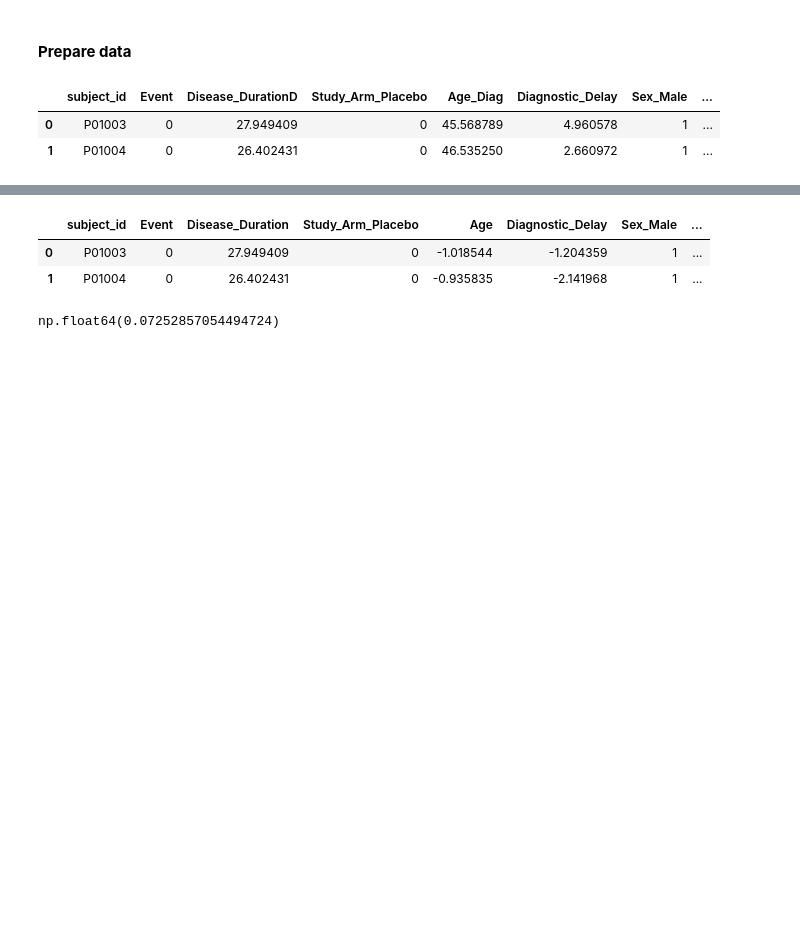
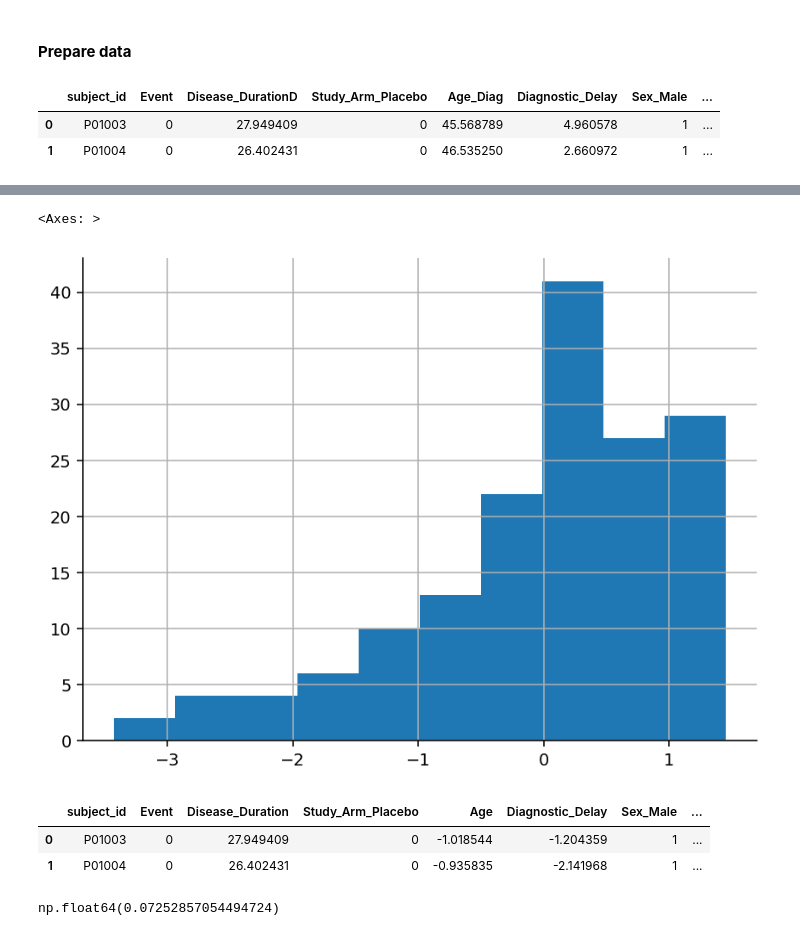
Before and after one commit to Uzoemeka/All_ALS_Data, a Jupyter notebook: 8.3_Using_only_cox_ph_model_with_weight_options.ipynb, the cells around one changed output, grey strips where cells are left out. Saved outputs shown, nothing was run; the diff lists cells and outputs as text; code cells hidden in the pictures; blank space fills up the shorter version.

```diff
--- a/8.3_Using_only_cox_ph_model_with_weight_options.ipynb
+++ b/8.3_Using_only_cox_ph_model_with_weight_options.ipynb
@@ -192,14 +208,14 @@ miro0_trt.head(2)
 | 1 | 1-62479 | 1 | 81.0 | 63.754 | 15.600 | 5.500657 | 65.054 | ... |
 | 2 | 1-62480 | 0 | 96.0 | 56.167 | 8.904 | 22.024967 | 56.909 | ... |
 # %%
-miro0_trt_for_mnd_data = miro0_trt[['subject_id', 'Event', 'Disease_DurationD','Study_Arm_Placebo', 'Age_Diag', 'Diagnostic_Delay', 'Sex_Male', 'Onset_Limb', 'Enrollment_Delay']]
-lica0_trt_for_mnd_data = lical0_trt[['subject_id', 'Event', 'Disease_DurationD','Study_Arm_Placebo', 'Age_Diag', 'Diagnostic_Delay', 'Sex_Male', 'Onset_Limb', 'Enrollment_Delay']]
+miro0_trt_for_mnd_data = miro0_trt[['subject_id', 'Event', 'Disease_DurationD','Study_Arm_Placebo', 'Age_Diag', 'Diagnostic_Delay', 'Sex_Male', 'Onset_Limb', 'Enrollment_Delay', 'slope']]
+lica0_trt_for_mnd_data = lical0_trt[['subject_id', 'Event', 'Disease_DurationD','Study_Arm_Placebo', 'Age_Diag', 'Diagnostic_Delay', 'Sex_Male', 'Onset_Limb', 'Enrollment_Delay', 'slope']]
 
-miro0_pla_for_mnd_data = miro0_pla[['subject_id', 'Event', 'Disease_DurationD','Study_Arm_Placebo', 'Age_Diag', 'Diagnostic_Delay', 'Sex_Male', 'Onset_Limb', 'Enrollment_Delay']]
-lica0_pla_for_mnd_data = lical0_pla[['subject_id', 'Event', 'Disease_DurationD','Study_Arm_Placebo', 'Age_Diag', 'Diagnostic_Delay', 'Sex_Male', 'Onset_Limb', 'Enrollment_Delay']]
+miro0_pla_for_mnd_data = miro0_pla[['subject_id', 'Event', 'Disease_DurationD','Study_Arm_Placebo', 'Age_Diag', 'Diagnostic_Delay', 'Sex_Male', 'Onset_Limb', 'Enrollment_Delay', 'slope']]
+lica0_pla_for_mnd_data = lical0_pla[['subject_id', 'Event', 'Disease_DurationD','Study_Arm_Placebo', 'Age_Diag', 'Diagnostic_Delay', 'Sex_Male', 'Onset_Limb', 'Enrollment_Delay', 'slope']]
 
-MND_lica = MND_lica[['subject_id', 'Event', 'Disease_DurationD','Study_Arm_Placebo', 'Age_Diag', 'Diagnostic_Delay', 'Sex_Male', 'Onset_Limb', 'Enrollment_Delay']]
-MND_miro = MND_miro[['subject_id', 'Event', 'Disease_DurationD','Study_Arm_Placebo', 'Age_Diag', 'Diagnostic_Delay', 'Sex_Male', 'Onset_Limb', 'Enrollment_Delay']]
+MND_lica = MND_lica[['subject_id', 'Event', 'Disease_DurationD','Study_Arm_Placebo', 'Age_Diag', 'Diagnostic_Delay', 'Sex_Male', 'Onset_Limb', 'Enrollment_Delay', 'slope']]
+MND_miro = MND_miro[['subject_id', 'Event', 'Disease_DurationD','Study_Arm_Placebo', 'Age_Diag', 'Diagnostic_Delay', 'Sex_Male', 'Onset_Limb', 'Enrollment_Delay', 'slope']]
 # miro_trt_trical = miro0_trt[(miro0_trt['TRICALS'] >= -6) & (miro0_trt['TRICALS'] <= -2)]
 # MND_miro_trical = MND_miro[(MND_miro['TRICALS'] >= -6) & (MND_miro['TRICALS'] <= -2)]
 
@@ -605,2 +621,7 @@ Index(['subject_id', 'Event', 'Disease_DurationD', 'Study_Arm_Placebo',
       dtype='object')
+# %%
+comb_mnd_lica_trt["slope_l_std"].hist()
+# %% [output]
+<Axes: >
+[figure, added]
 # %%
```
Also changed, not shown: parts of 56 cells of this notebook, 28 other files.
